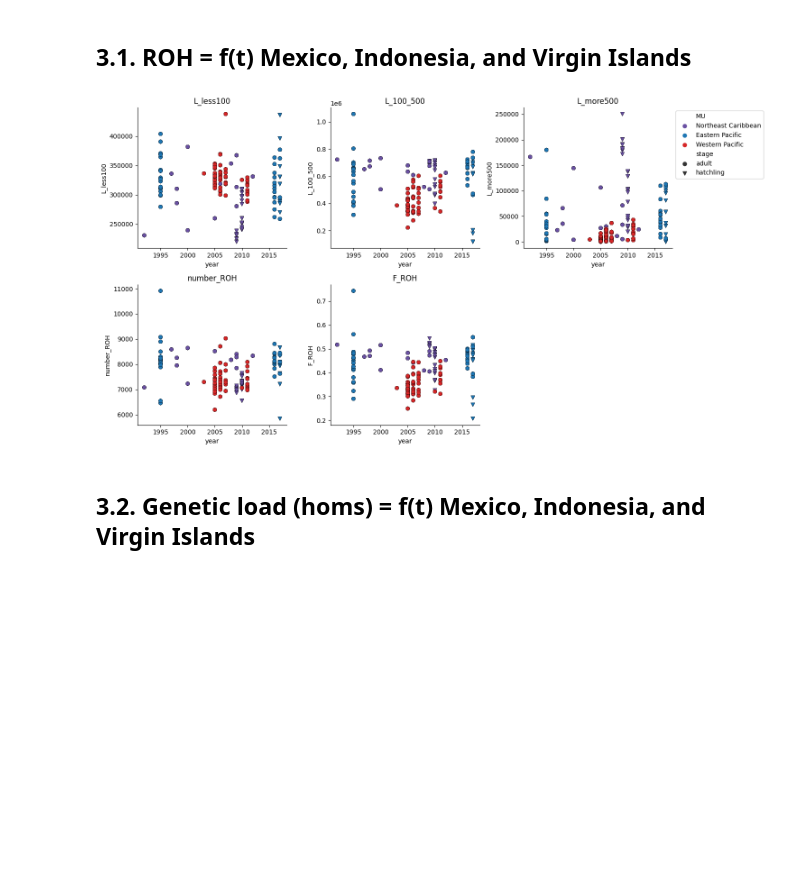
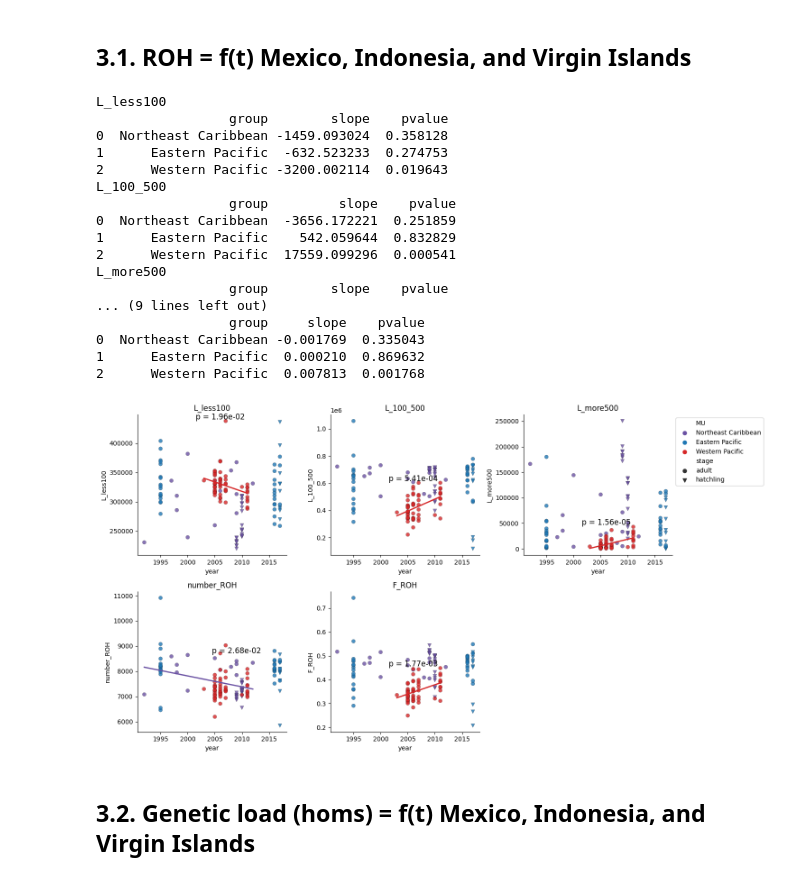
Before and after one commit to osipovarev/Leatherback_popgen, a Jupyter notebook: inbreeding_analysis.ipynb, the cells around one changed output. Cells and saved outputs as stored; diff of their text form; code cells hidden in the pictures; blank space fills up the shorter version.

```diff
--- a/inbreeding_analysis.ipynb
+++ b/inbreeding_analysis.ipynb
@@ -92,9 +96,38 @@ population_palette_dict = {
+# %%
+def plot_regression(
+    ax, df, group_col, x, y, palette=None, annotate_pvalue=True, alpha=1.0):
+    """
+    Annotate if p < 0.05.
+    Returns a dataframe of regression statistics.
+    """
+    stats_results = []
+    unique_groups = df[group_col].unique()
+    for group in unique_groups:
+        subdf = df[df[group_col] == group]
+        slope, intercept, r_value, p_value, std_err = linregress(subdf[x], subdf[y])
+        stats_results.append({'group': group, 'slope': slope, 'pvalue': p_value})
+
+        color = palette[group] if palette and group in palette else None
+
+        if p_value < 0.05:
+            # Plot regression line
+            xvals = subdf[x].sort_values()
+            y_pred = intercept + slope * xvals
+            ax.plot(xvals, y_pred, color=color,
+                    linestyle='-', lw=2, alpha=alpha,
+                    label=f"{group} reg")
+
+        if annotate_pvalue and p_value < 0.05:
+            maxy = subdf[y].max()
+            midx = subdf[x].median()
+            ax.text(midx, maxy, f'p = {p_value:.2e}', ha='center', va='bottom', fontsize=12)
+    return pd.DataFrame(stats_results)
 # %% [markdown]
 ## Function 1: plot all groups
 # %%
 def plot_scatter_grid(
     df, values, x, group_col, hue_palette,
-    ncols=3, save_path=None):
+    ncols=3, save_path=None, regress=False):
 
     nplots = len(values)
     nrows = (nplots + ncols - 1) // ncols
@@ -120,6 +153,8 @@ def plot_scatter_grid(
             style = None
             markers_dict = None
 
+        dfi = dfi[['sample', x, y, group_col, 'stage']].drop_duplicates()
+
         sns.scatterplot(
             ax=axi, data=dfi, x=x, y=y, hue=group_col,
             alpha=0.8, edgecolor='k', linewidth=0.2,
@@ -135,6 +170,12 @@ def plot_scatter_grid(
         else:
             axi.get_legend().set_visible(False)
 
+        # Check regression
+        if regress:
+            stats_df = plot_regression(axi, dfi, group_col, x, y, palette=hue_palette)
+            print(v)
+            print(stats_df)
+
     # Hide any unused subplots
     for ax in axes[nplots:]:
         ax.axis('off')
@@ -511,21 +552,40 @@ plot_scatter_main(
 ## 3.1. ROH = f(t) Mexico, Indonesia, and Virgin Islands
 # %%
 values = ['L_less100', 'L_100_500', 'L_more500', 'number_ROH', 'F_ROH']
+group = 'rookery'
 x = 'year'
 
 temporal_groups = ['Mexico', 'Virgin Islands', 'Indonesia']
 df = df_roh_merged[df_roh_merged[group].isin(temporal_groups)]
 df['stage'] = df['stage'].fillna('adult')
 
 plot_scatter_grid(
-    df=df,
+    df=df.dropna(subset=[x]),
     values=values,
     x=x,
     group_col='MU',
     hue_palette=mu_palette_dict,
-    save_path=f'temporal.ROH.{x}.pdf');
+    save_path=f'temporal.ROH.{x}.pdf',
+    regress=True);
 # %% [output]
+L_less100
+                 group        slope    pvalue
+0  Northeast Caribbean -1459.093024  0.358128
+1      Eastern Pacific  -632.523233  0.274753
+2      Western Pacific -3200.002114  0.019643
+L_100_500
+                 group         slope    pvalue
+0  Northeast Caribbean  -3656.172221  0.251859
+1      Eastern Pacific    542.059644  0.832829
+2      Western Pacific  17559.099296  0.000541
+L_more500
+                 group        slope    pvalue
+... (9 lines left out)
+                 group     slope    pvalue
+0  Northeast Caribbean -0.001769  0.335043
+1      Eastern Pacific  0.000210  0.869632
+2      Western Pacific  0.007813  0.001768
-[figure, old version]
+[figure, new version]
 # %% [markdown]
 ## 3.2. Genetic load (homs) = f(t) Mexico, Indonesia, and Virgin Islands
 # %%
```
Also changed, not shown: parts of 4 cells of this notebook, 38 other files.
